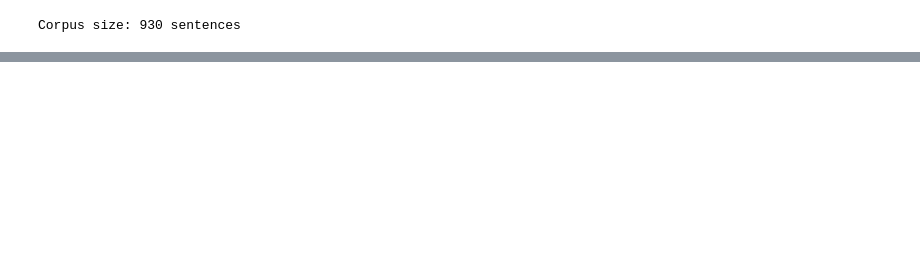
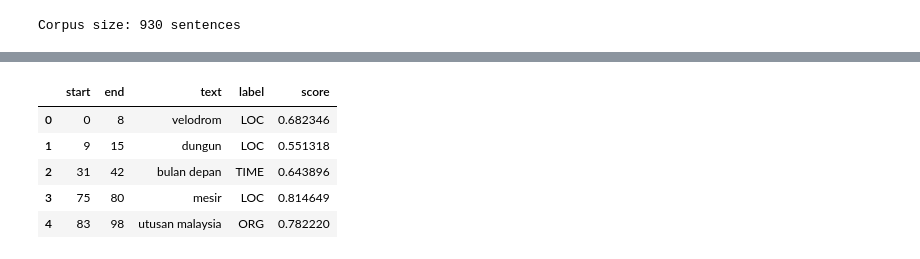
Before and after one commit to marifirfanibrahim/ner_news_malay, a Jupyter notebook: model_gliner/prediction_main.ipynb, the cells around one changed output, grey strips where cells are left out. Drawn from its saved outputs; the diff is of its cells as text; code cells hidden in the pictures; blank space fills up the shorter version.

```diff
--- a/model_gliner/prediction_main.ipynb
+++ b/model_gliner/prediction_main.ipynb
@@ -30,3 +30,28 @@ with open(corpus_file, 'w', encoding='utf-8') as f:
 print(f"Corpus size: {len(corpus_text)} sentences")
 # %% [output]
 Corpus size: 930 sentences
+# %%
+# set labels
+labels = ["GPE","PERSON","ORG","FAC","MONEY","NORP","LOC","PRODUCT","EVENT",
+          "PERCENT","WORK_OF_ART","TIME","ORDINAL","CARDINAL","QUANTITY","LAW"]
+# %%
+# process individual sentences
+all_entities = []
+current_position = 0
+
+for sentence in corpus_text:
+    if not sentence.strip():
+        current_position += len(sentence) + 1
+        continue
+
+    # get predictions
+    entities = model.predict_entities(sentence, labels)
+
+    # adjust position
+    for entity in entities:
+        entity["start"] += current_position
+        entity["end"] += current_position
+        all_entities.append(entity)
+
+    # update position
+    current_position += len(sentence) + 1
@@ -32,0 +60,9 @@ Corpus size: 930 sentences
+# %%
+# Remove duplicates while preserving order
+seen = set()
+unique_entities = []
+for entity in all_entities:
+    identifier = (entity["text"], entity["label"], entity["start"], entity["end"])
+    if identifier not in seen:
+        seen.add(identifier)
+        unique_entities.append(entity)
@@ -32,0 +91,11 @@ Corpus size: 930 sentences
+# %%
+# convert to df
+df = pd.DataFrame(unique_entities)
+df.head()
+# %% [output]
+|  | start | end | text | label | score |
+| 0 | 0 | 8 | velodrom | LOC | 0.682346 |
+| 1 | 9 | 15 | dungun | LOC | 0.551318 |
+| 2 | 31 | 42 | bulan depan | TIME | 0.643896 |
+| 3 | 75 | 80 | mesir | LOC | 0.814649 |
+| 4 | 83 | 98 | utusan malaysia | ORG | 0.782220 |
```
Also changed, not shown: parts of 4 cells of this notebook, 5 other files.
